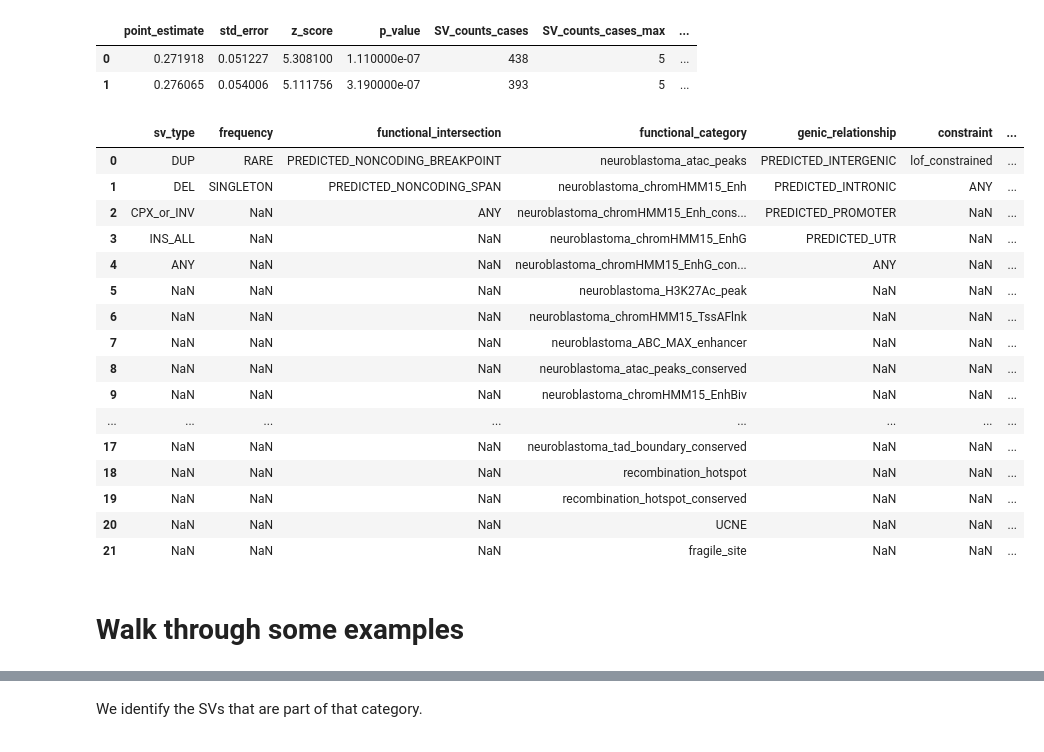
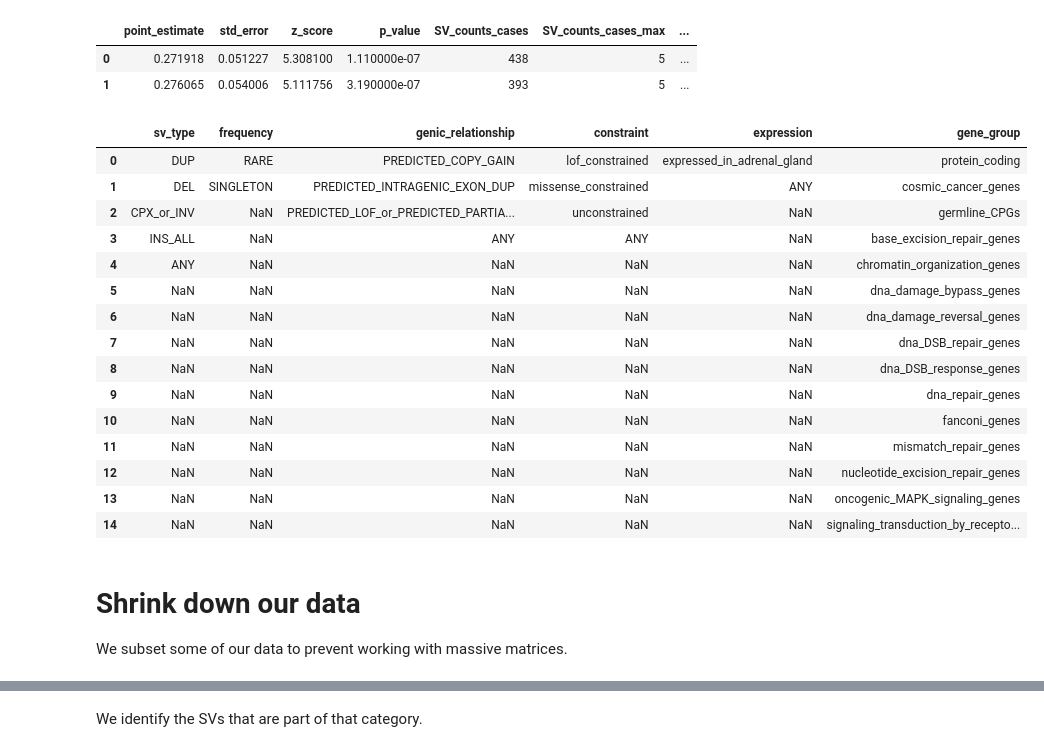
Before and after one commit to vanallenlab/ped_germline_SV, a Jupyter notebook: jett_analysis/pgsvs-cwas-gene-set-enrichment.ipynb, the cells around one changed output, grey strips where cells are left out. Saved outputs shown, nothing was run; the diff lists cells and outputs as text; code cells hidden in the pictures.

```diff
--- a/jett_analysis/pgsvs-cwas-gene-set-enrichment.ipynb
+++ b/jett_analysis/pgsvs-cwas-gene-set-enrichment.ipynb
@@ -163,24 +193,25 @@ nbl_noncoding_framework = pd.read_csv(
     sep="\t",
 )
 # %%
-nbl_noncoding_framework
+nbl_coding_framework
 # %% [output]
-|  | sv_type | frequency | functional_intersection | functional_category | genic_relationship | constraint | ... |
-| 0 | DUP | RARE | PREDICTED_NONCODING_BREAKPOINT | neuroblastoma_atac_peaks | PREDICTED_INTERGENIC | lof_constrained | ... |
-| 1 | DEL | SINGLETON | PREDICTED_NONCODING_SPAN | neuroblastoma_chromHMM15_Enh | PREDICTED_INTRONIC | ANY | ... |
-| 2 | CPX_or_INV | NaN | ANY | neuroblastoma_chromHMM15_Enh_cons... | PREDICTED_PROMOTER | NaN | ... |
-| 3 | INS_ALL | NaN | NaN | neuroblastoma_chromHMM15_EnhG | PREDICTED_UTR | NaN | ... |
-| 4 | ANY | NaN | NaN | neuroblastoma_chromHMM15_EnhG_con... | ANY | NaN | ... |
-| 5 | NaN | NaN | NaN | neuroblastoma_H3K27Ac_peak | NaN | NaN | ... |
-| 6 | NaN | NaN | NaN | neuroblastoma_chromHMM15_TssAFlnk | NaN | NaN | ... |
-| 7 | NaN | NaN | NaN | neuroblastoma_ABC_MAX_enhancer | NaN | NaN | ... |
-| 8 | NaN | NaN | NaN | neuroblastoma_atac_peaks_conserved | NaN | NaN | ... |
-| 9 | NaN | NaN | NaN | neuroblastoma_chromHMM15_EnhBiv | NaN | NaN | ... |
-| ... | ... | ... | ... | ... | ... | ... | ... |
-| 17 | NaN | NaN | NaN | neuroblastoma_tad_boundary_conserved | NaN | NaN | ... |
-| 18 | NaN | NaN | NaN | recombination_hotspot | NaN | NaN | ... |
-| 19 | NaN | NaN | NaN | recombination_hotspot_conserved | NaN | NaN | ... |
-| 20 | NaN | NaN | NaN | UCNE | NaN | NaN | ... |
-| 21 | NaN | NaN | NaN | fragile_site | NaN | NaN | ... |
+|  | sv_type | frequency | genic_relationship | constraint | expression | gene_group |
+| 0 | DUP | RARE | PREDICTED_COPY_GAIN | lof_constrained | expressed_in_adrenal_gland | protein_coding |
+| 1 | DEL | SINGLETON | PREDICTED_INTRAGENIC_EXON_DUP | missense_constrained | ANY | cosmic_cancer_genes |
+| 2 | CPX_or_INV | NaN | PREDICTED_LOF_or_PREDICTED_PARTIA... | unconstrained | NaN | germline_CPGs |
+| 3 | INS_ALL | NaN | ANY | ANY | NaN | base_excision_repair_genes |
+| 4 | ANY | NaN | NaN | NaN | NaN | chromatin_organization_genes |
+| 5 | NaN | NaN | NaN | NaN | NaN | dna_damage_bypass_genes |
+| 6 | NaN | NaN | NaN | NaN | NaN | dna_damage_reversal_genes |
+| 7 | NaN | NaN | NaN | NaN | NaN | dna_DSB_repair_genes |
+| 8 | NaN | NaN | NaN | NaN | NaN | dna_DSB_response_genes |
+| 9 | NaN | NaN | NaN | NaN | NaN | dna_repair_genes |
+| 10 | NaN | NaN | NaN | NaN | NaN | fanconi_genes |
+| 11 | NaN | NaN | NaN | NaN | NaN | mismatch_repair_genes |
+| 12 | NaN | NaN | NaN | NaN | NaN | nucleotide_excision_repair_genes |
+| 13 | NaN | NaN | NaN | NaN | NaN | oncogenic_MAPK_signaling_genes |
+| 14 | NaN | NaN | NaN | NaN | NaN | signaling_transduction_by_recepto... |
-# %% [markdown]
-# Walk through some examples
+# %% [markdown]
+# Shrink down our data
+
+We subset some of our data to prevent working with massive matrices.
```
Also changed, not shown: parts of 110 cells of this notebook, 25 other files.
